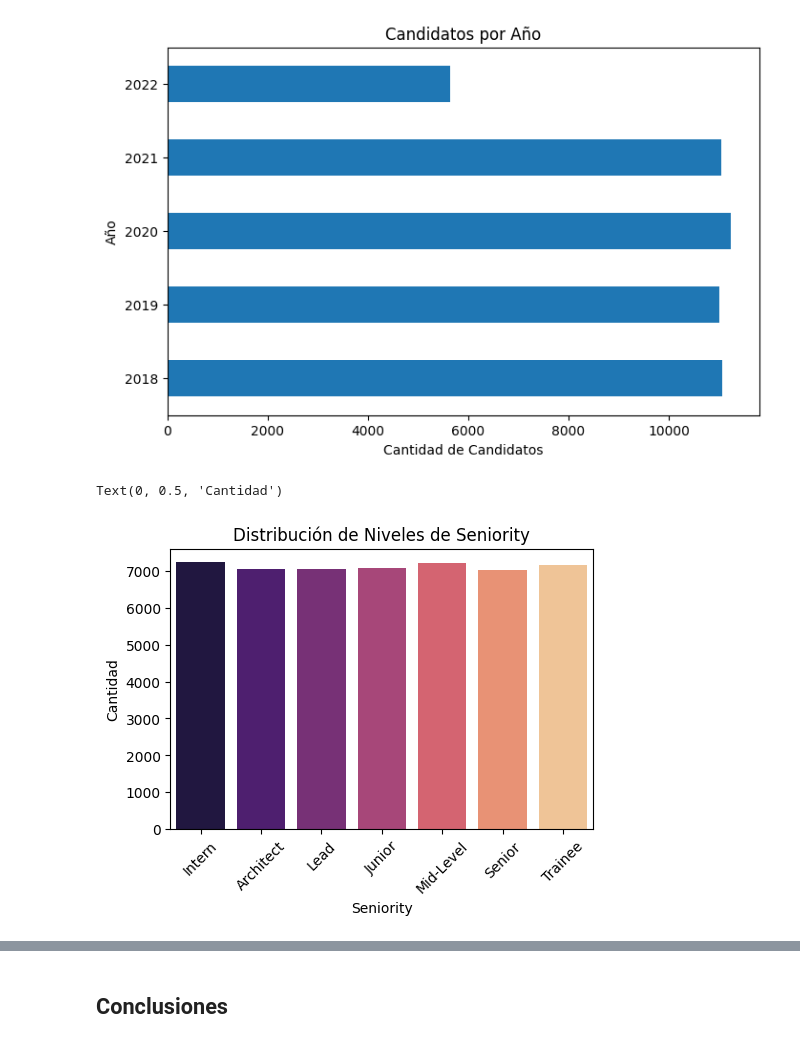
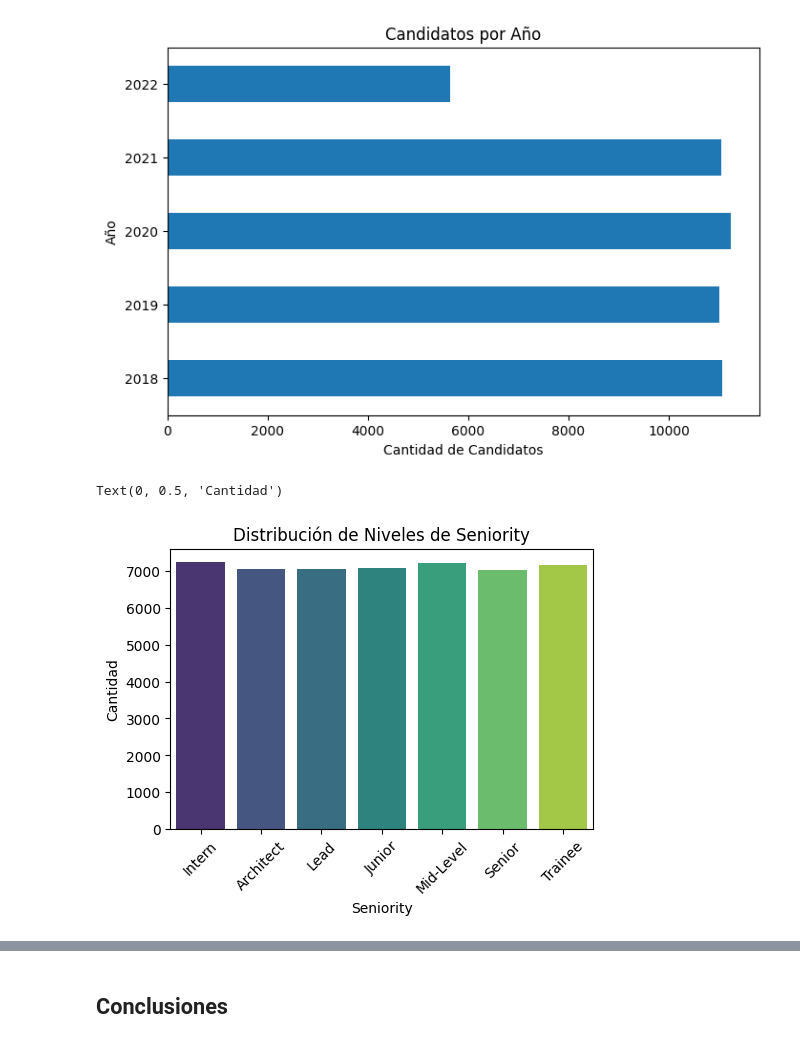
Before and after one commit to Juanjoslo2/WorkShop-1, a Jupyter notebook: notebooks/002_Candidates_EDA.ipynb, the cells around one changed output, grey strips where cells are left out. Saved outputs shown, nothing was run; the diff lists cells and outputs as text; code cells hidden in the pictures.

```diff
--- a/notebooks/002_Candidates_EDA.ipynb
+++ b/notebooks/002_Candidates_EDA.ipynb
@@ -288,14 +288,14 @@ plt.show()
 # %%
 plt.figure(figsize=(12, 8))
 plt.subplot(2, 2, 1)
-sns.countplot(data=df, x='seniority', hue='seniority', palette='magma', legend=False)
+sns.countplot(data=df, x='seniority', hue='seniority', palette='viridis', legend=False)
 plt.title('Distribución de Niveles de Seniority')
 plt.xticks(rotation=45)
 plt.xlabel('Seniority')
 plt.ylabel('Cantidad')
 # %% [output]
 Text(0, 0.5, 'Cantidad')
-[figure, old version]
+[figure, new version]
 # %%
 plt.subplot(2, 2, 2)
 # Filtramos solo los contratados
```
Also changed, not shown: parts of 2 cells of this notebook.
